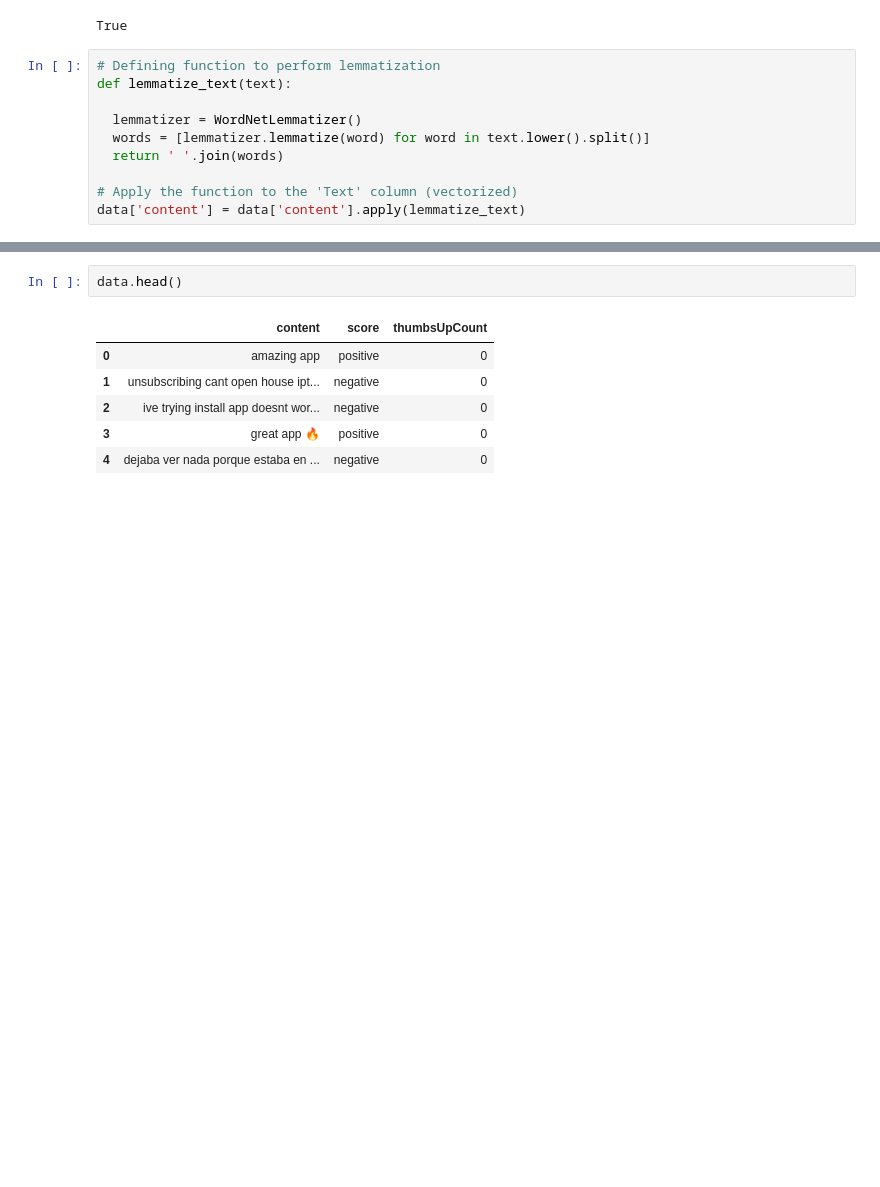
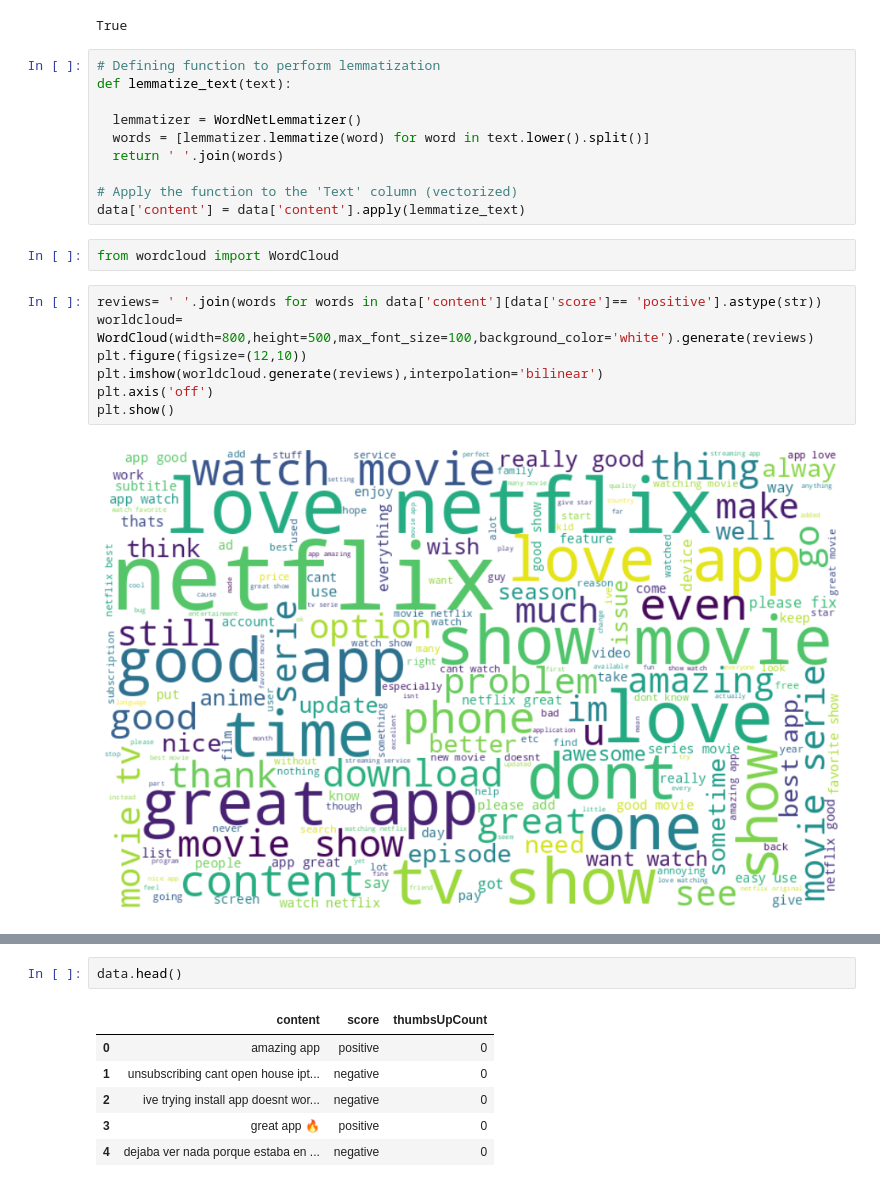
Before and after one commit to adkprakash/sentiment_analysis, a Jupyter notebook: sentiment_analysis.ipynb, the cells around one changed output, grey strips where cells are left out. Drawn from its saved outputs; the diff is of its cells as text; blank space fills up the shorter version.

Commit message:
plotting words using worldcloud according negative and positive reviews

```diff
--- a/sentiment_analysis.ipynb
+++ b/sentiment_analysis.ipynb
@@ -236,3 +236,14 @@ def lemmatize_text(text):
 
 # Apply the function to the 'Text' column (vectorized)
 data['content'] = data['content'].apply(lemmatize_text)
+# %%
+from wordcloud import WordCloud
+# %%
+reviews= ' '.join(words for words in data['content'][data['score']== 'positive'].astype(str))
+worldcloud= WordCloud(width=800,height=500,max_font_size=100,background_color='white').generate(reviews)
+plt.figure(figsize=(12,10))
+plt.imshow(worldcloud.generate(reviews),interpolation='bilinear')
+plt.axis('off')
+plt.show()
+# %% [output]
+[figure, added]
```
Also changed, not shown: parts of 2 cells of this notebook.
